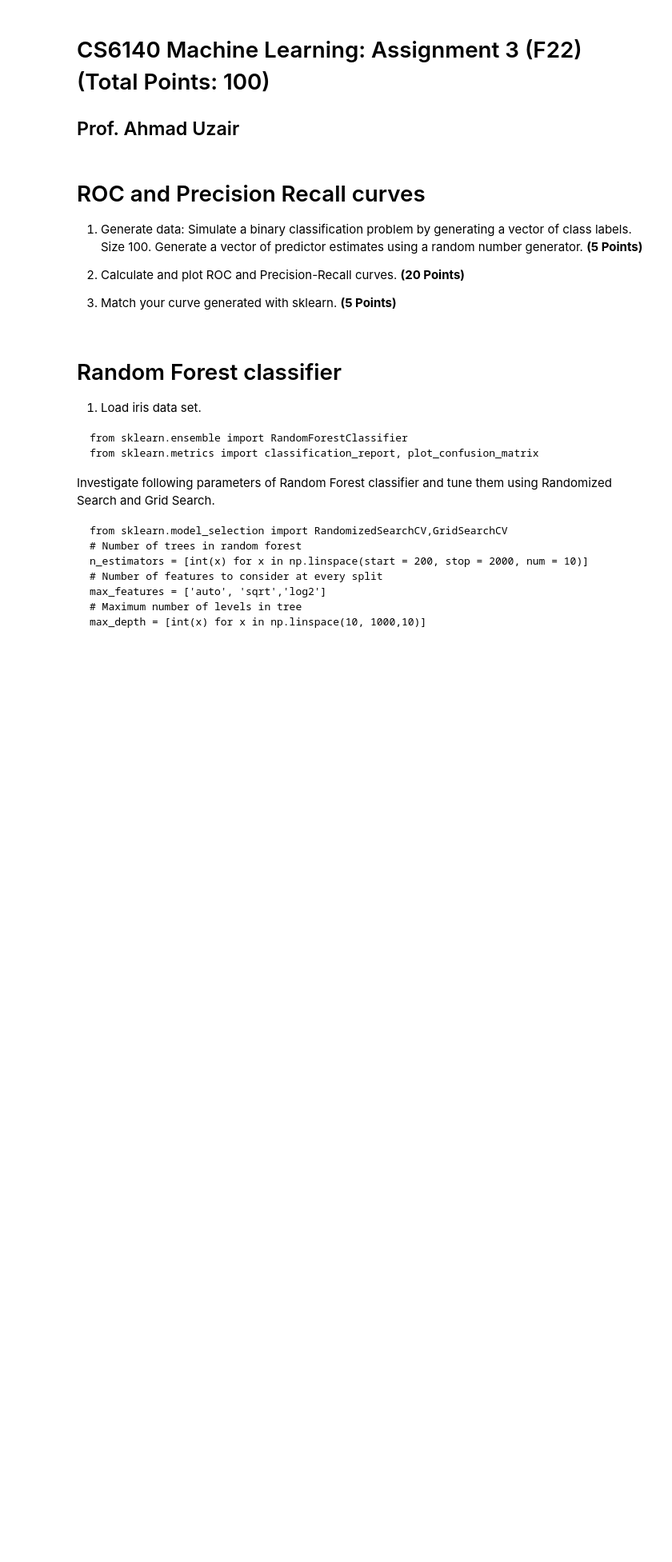
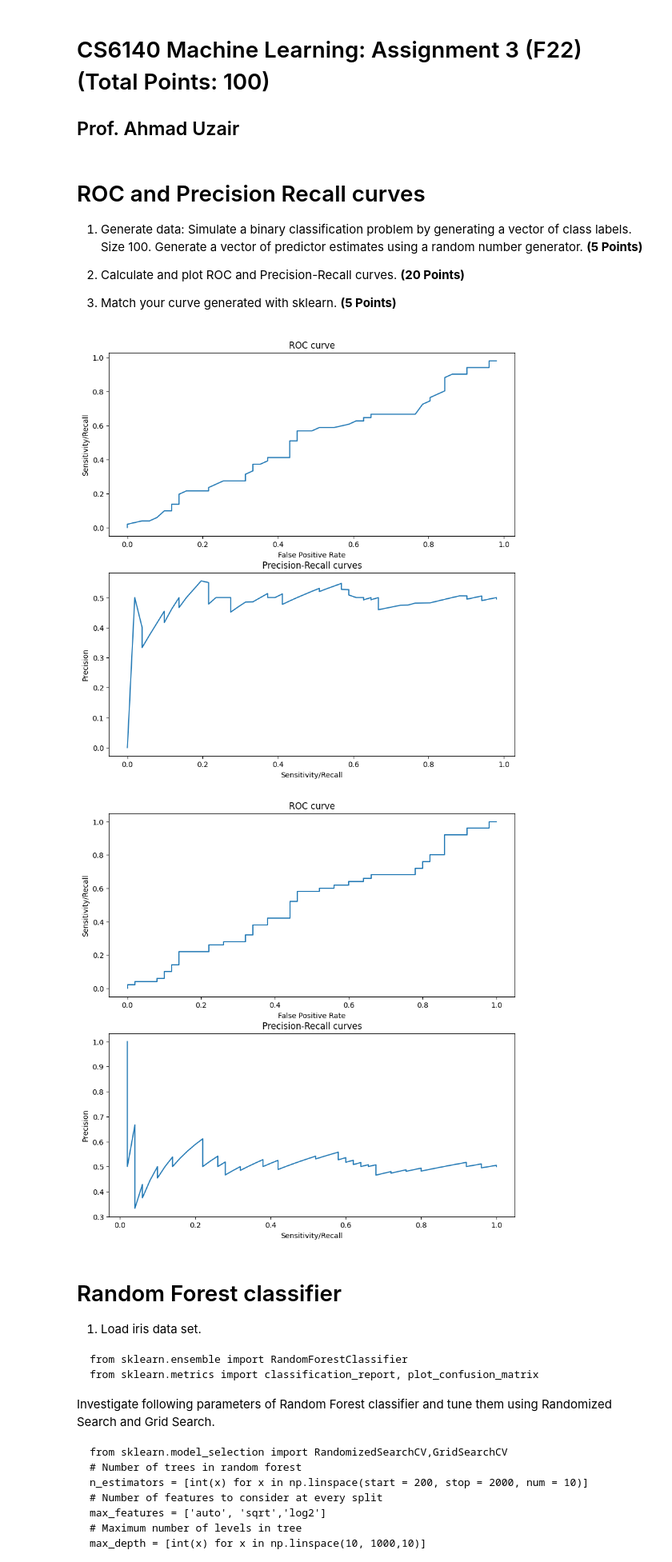
Before and after one commit to PdAlbedo/CS6140_Machine_Learning, a Jupyter notebook: A3/CS6140_ML_A3_F22.ipynb, the cells around one changed output. Shown at 80% size. Saved outputs shown, nothing was run; the diff lists cells and outputs as text; code cells hidden in the pictures; blank space fills up the shorter version.

```diff
--- a/A3/CS6140_ML_A3_F22.ipynb
+++ b/A3/CS6140_ML_A3_F22.ipynb
@@ -12,3 +42,70 @@
+# %%
+# 1.
+labels = np.random.randint(2, size = 100)
+estimates = np.random.uniform(0, 1, size = 100)
+zipped_est = list(zip(labels, estimates))
+zipped_est.sort(key = lambda x: x[1])
+
+# 2.
+fp_rate = []
+sensitivities = []
+precision = []
+thre_prc_ = np.linspace(0, 1, 100)
+
+# Use the same thresholds from sklearn function to make sure the performance between implementation from scratch and build-in function is comparable
+pre, rec, thre_prc = metrics.precision_recall_curve(labels, estimates, pos_label = 1)
+# print(len(thre_prc))
+
+for c in thre_prc_:
+    confusion_matrix = defaultdict(int)
+    for i, j in zipped_est:
+        if i == 1:
+            if j >= c:
+                confusion_matrix['TP'] += 1
+            else:
+                confusion_matrix['FN'] += 1
+        else:
+            if j >= c:
+                confusion_matrix['FP'] += 1
+            else:
+                confusion_matrix['TN'] += 1
+    fp_rate.append(np.round(confusion_matrix['FP'] / (confusion_matrix['FP'] + confusion_matrix['TN'] + 1), 8))
+    sensitivities.append(np.round(confusion_matrix['TP'] / (confusion_matrix['TP'] + confusion_matrix['FN'] + 1), 8))
+    precision.append(np.round(confusion_matrix['TP'] / (confusion_matrix['TP'] + confusion_matrix['FP'] + 1), 8))
+
+fig_2 = plt.figure(figsize = (10, 10), dpi = 100)
+ax = fig_2.add_subplot(2, 1, 1)
+ax.plot(fp_rate, sensitivities, axes = ax)
+ax.set_title('ROC curve')
+ax.set_xlabel('False Positive Rate')
+ax.set_ylabel('Sensitivity/Recall')
+
+ax = fig_2.add_subplot(2, 1, 2)
+plt.plot(sensitivities, precision, axes = ax)
+ax.set_title('Precision-Recall curves')
+ax.set_xlabel('Sensitivity/Recall')
+ax.set_ylabel('Precision')
+plt.show()
+
+# 3.
+fpr, tpr, thre_roc = metrics.roc_curve(labels, estimates, pos_label = 1)
+
+fig_3 = plt.figure(figsize = (10, 10), dpi = 100)
+ax = fig_3.add_subplot(2, 1, 1)
+ax.plot(fpr, tpr, axes = ax)
+ax.set_title('ROC curve')
+ax.set_xlabel('False Positive Rate')
+ax.set_ylabel('Sensitivity/Recall')
+
+ax = fig_3.add_subplot(2, 1, 2)
+ax.plot(rec[: -1], pre[: -1], axes = ax)
+ax.set_title('Precision-Recall curves')
+ax.set_xlabel('Sensitivity/Recall')
+ax.set_ylabel('Precision')
+plt.show()
+# %% [output]
+[figure, added]
+[figure, added]
 # %% [markdown]
 # Random Forest classifier
 1. Load iris data set.
```
Also changed, not shown: parts of 9 cells of this notebook, 7 other files.
